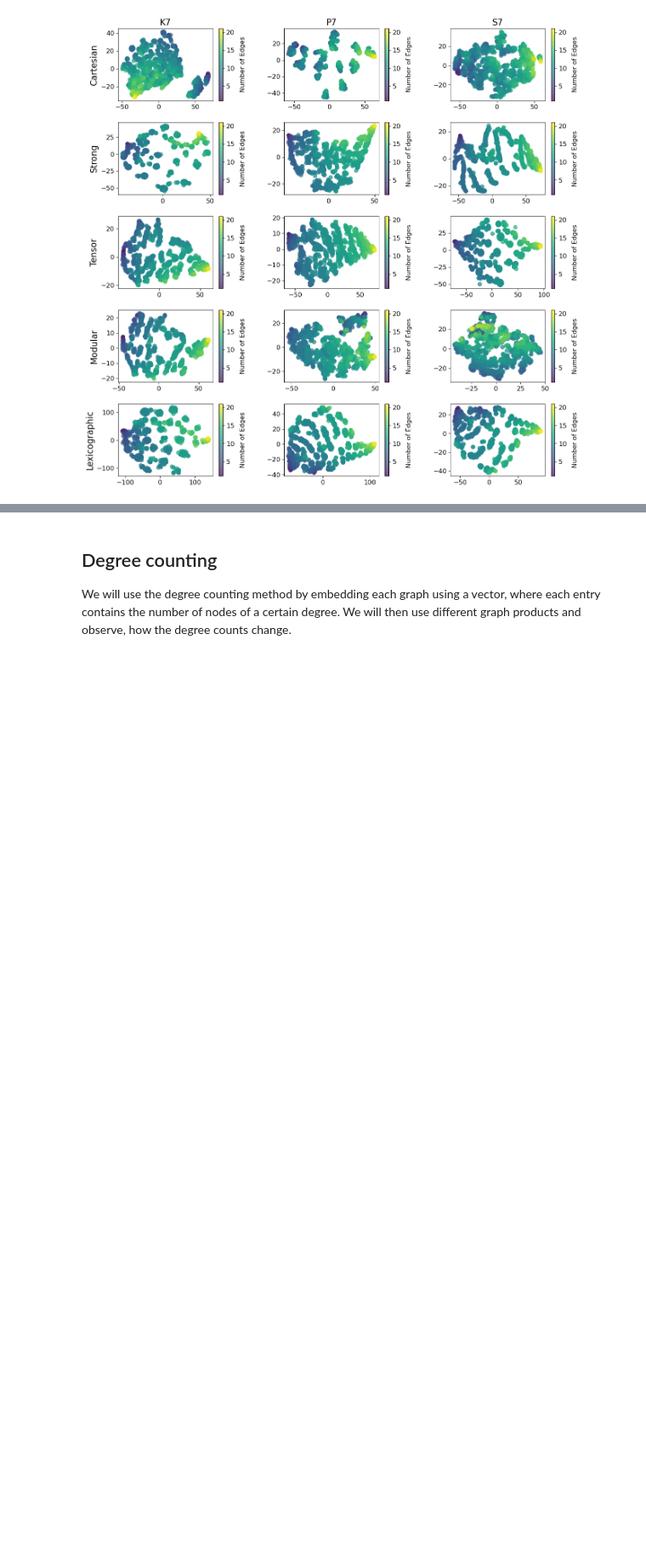
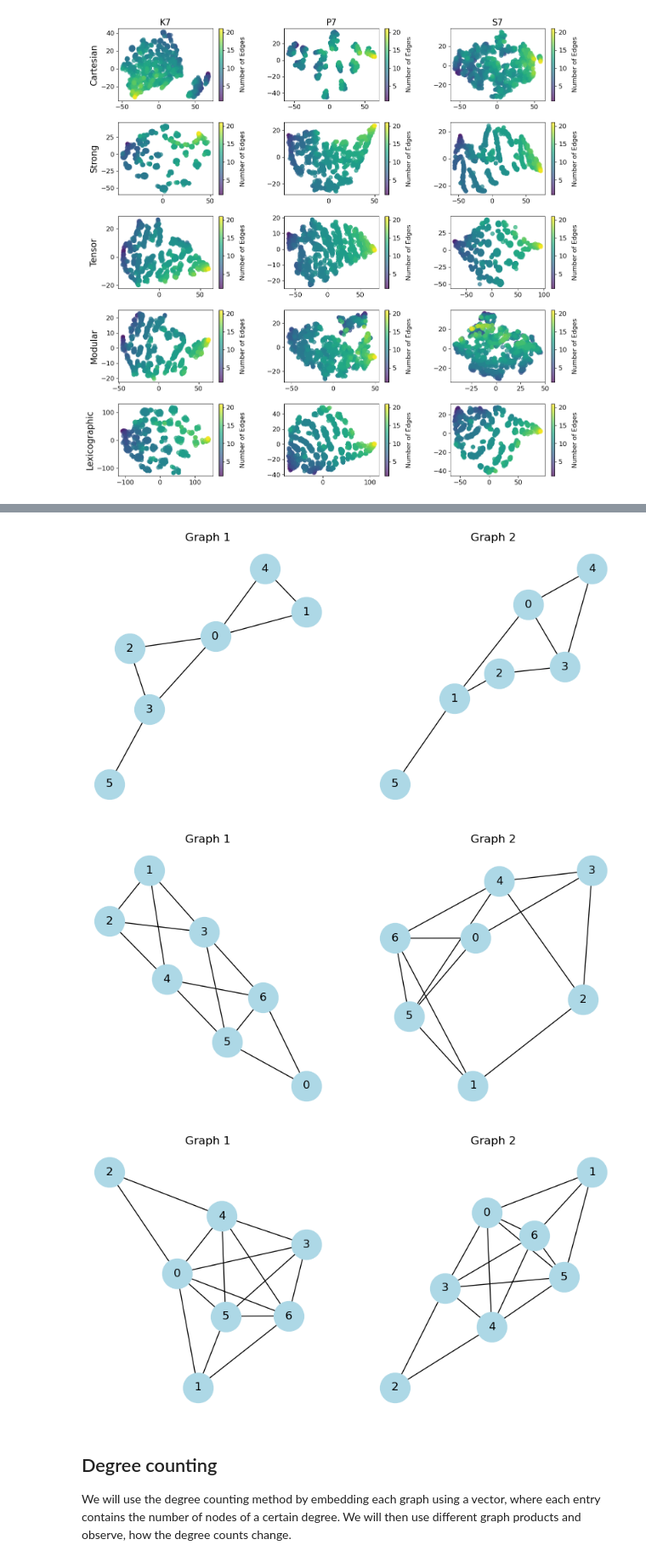
Before and after one commit to max-seeli/graph-gumbo, a Jupyter notebook: simple_product_embedding.ipynb, the cells around one changed output, grey strips where cells are left out. Shown at 85% size. Saved outputs shown, nothing was run; the diff lists cells and outputs as text; code cells hidden in the pictures; blank space fills up the shorter version.

```diff
--- a/simple_product_embedding.ipynb
+++ b/simple_product_embedding.ipynb
@@ -356,3 +460,9 @@ The t-SNE visualization corroborates the results, as described above. We can see
+# %%
+plot_dual_examples(collision_cycle_idx, num_examples=3)
+# %% [output]
+[figure, added]
+[figure, added]
+[figure, added]
 # %% [markdown]
 ## Degree counting
 We will use the degree counting method by embedding each graph using a vector, where each entry contains the number of nodes of a certain degree. We will then use different graph products and observe, how the degree counts change.
```
Also changed, not shown: parts of 35 cells of this notebook, 1 other file.
